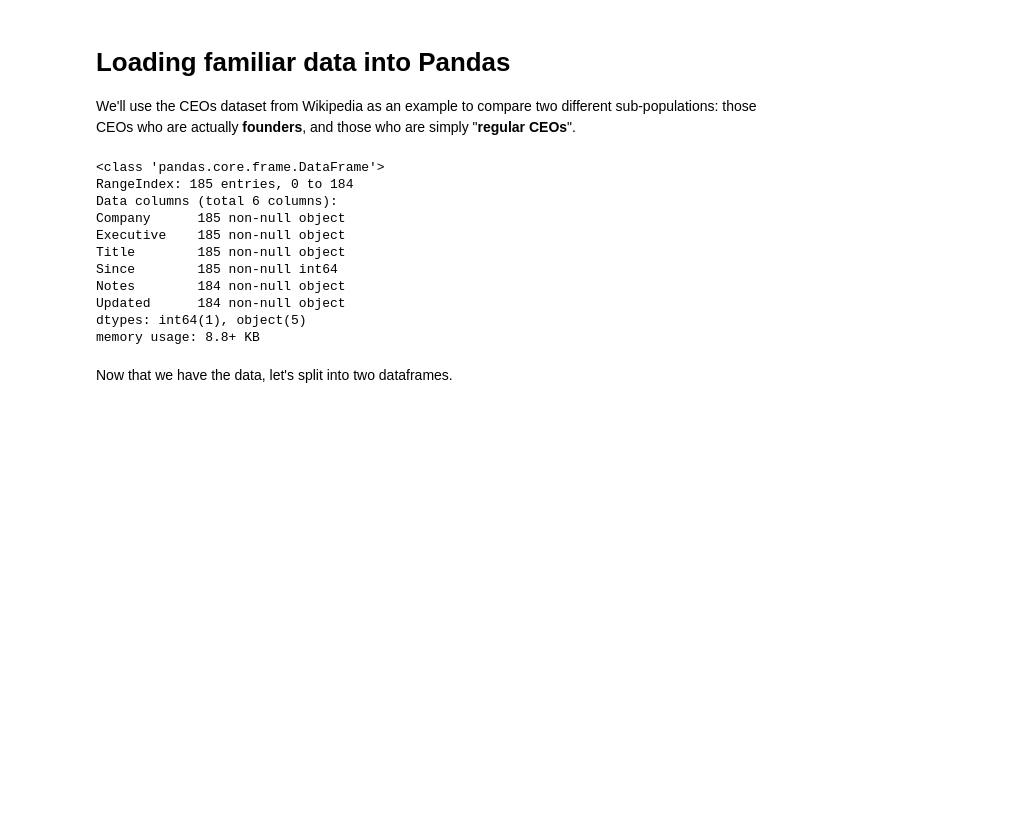
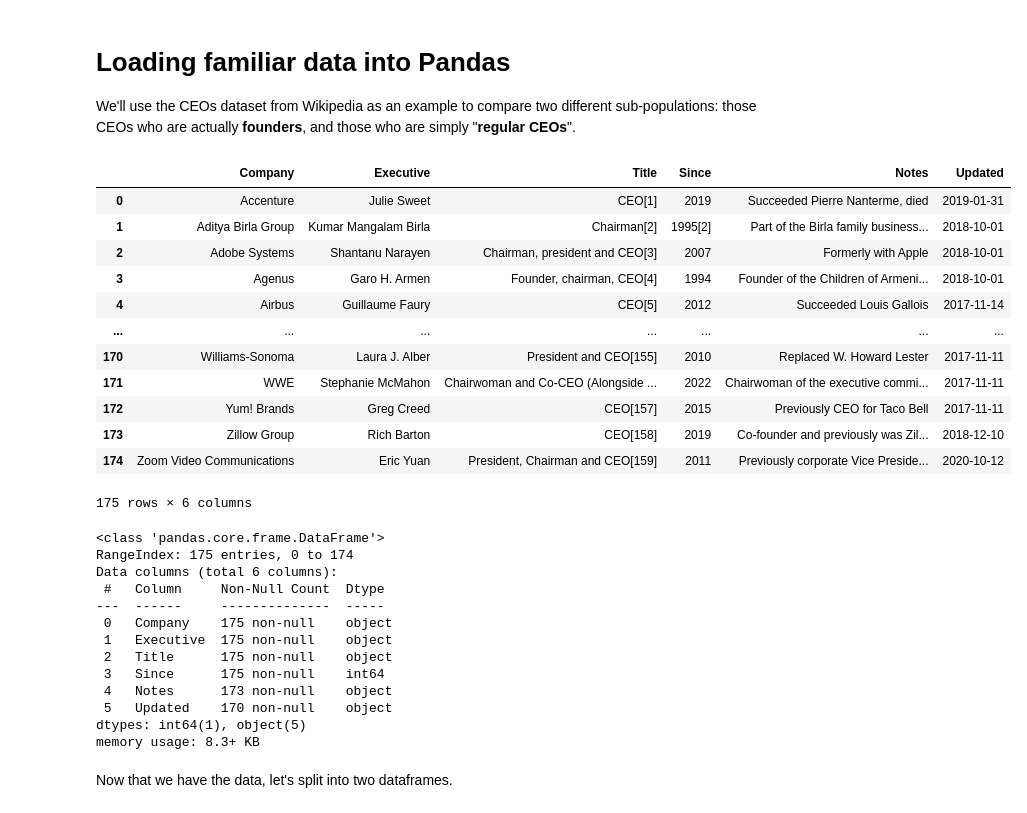
Before and after one commit to MarinaWolters/Coding-Tracker, a Jupyter notebook: W7_Data_Visualization.ipynb, the cells around one changed output. Cells and saved outputs as stored; diff of their text form; code cells hidden in the pictures; blank space fills up the shorter version.

```diff
--- a/W7_Data_Visualization.ipynb
+++ b/W7_Data_Visualization.ipynb
@@ -18,12 +18,26 @@ import pandas as pd
 # Loading familiar data into Pandas
 
 We'll use the CEOs dataset from Wikipedia as an example to compare two different sub-populations: those CEOs who are actually **founders**, and those who are simply "**regular CEOs**".
+# %%
+# Read the Wikipedia HTML table containing information about CEOs!
+company_ceos_df = pd.read_html('https://en.wikipedia.org/wiki/List_of_chief_executive_officers#List_of_CEOs')[0]
+company_ceos_df
+# %% [output]
+|  | Company | Executive | Title | Since | Notes | Updated |
+| 0 | Accenture | Julie Sweet | CEO[1] | 2019 | Succeeded Pierre Nanterme, died | 2019-01-31 |
+| 1 | Aditya Birla Group | Kumar Mangalam Birla | Chairman[2] | 1995[2] | Part of the Birla family business... | 2018-10-01 |
+| 2 | Adobe Systems | Shantanu Narayen | Chairman, president and CEO[3] | 2007 | Formerly with Apple | 2018-10-01 |
+| 3 | Agenus | Garo H. Armen | Founder, chairman, CEO[4] | 1994 | Founder of the Children of Armeni... | 2018-10-01 |
+| 4 | Airbus | Guillaume Faury | CEO[5] | 2012 | Succeeded Louis Gallois | 2017-11-14 |
+| ... | ... | ... | ... | ... | ... | ... |
+| 170 | Williams-Sonoma | Laura J. Alber | President and CEO[155] | 2010 | Replaced W. Howard Lester | 2017-11-11 |
+| 171 | WWE | Stephanie McMahon | Chairwoman and Co-CEO (Alongside ... | 2022 | Chairwoman of the executive commi... | 2017-11-11 |
+| 172 | Yum! Brands | Greg Creed | CEO[157] | 2015 | Previously CEO for Taco Bell | 2017-11-11 |
+| 173 | Zillow Group | Rich Barton | CEO[158] | 2019 | Co-founder and previously was Zil... | 2018-12-10 |
+| 174 | Zoom Video Communications | Eric Yuan | President, Chairman and CEO[159] | 2011 | Previously corporate Vice Preside... | 2020-10-12 |
+175 rows × 6 columns
 # %%
-# Read the Wikipedia HTML table containing information about CEOs!
-
-company_ceos_df = pd.read_html('https://en.wikipedia.org/wiki/List_of_chief_executive_officers#List_of_CEOs')[0]
-
-# Clean the references out of the Since field and the Title field...
+# Clean the source references aka '1995[2]' out of the Since field and the Title field...
 company_ceos_df['Since'] = company_ceos_df['Since'].apply(lambda x: int(x.split('[')[0].strip()) if '[' in x else int(x))
 company_ceos_df['Title'] = company_ceos_df['Title'].apply(lambda x: x.split('[')[0].strip() if '[' in x else x)
 
@@ -31,15 +45,17 @@ company_ceos_df['Title'] = company_ceos_df['Title'].apply(lambda x: x.split('[')
 company_ceos_df.info()
 # %% [output]
 <class 'pandas.core.frame.DataFrame'>
-RangeIndex: 185 entries, 0 to 184
+RangeIndex: 175 entries, 0 to 174
 Data columns (total 6 columns):
-Company      185 non-null object
-Executive    185 non-null object
-Title        185 non-null object
-Since        185 non-null int64
-Notes        184 non-null object
-Updated      184 non-null object
+ #   Column     Non-Null Count  Dtype
+---  ------     --------------  -----
+ 0   Company    175 non-null    object
+ 1   Executive  175 non-null    object
+ 2   Title      175 non-null    object
+ 3   Since      175 non-null    int64
+ 4   Notes      173 non-null    object
+ 5   Updated    170 non-null    object
 dtypes: int64(1), object(5)
-memory usage: 8.8+ KB
+memory usage: 8.3+ KB
 # %% [markdown]
 Now that we have the data, let's split into two dataframes.
```
Also changed, not shown: parts of 2 cells of this notebook.
